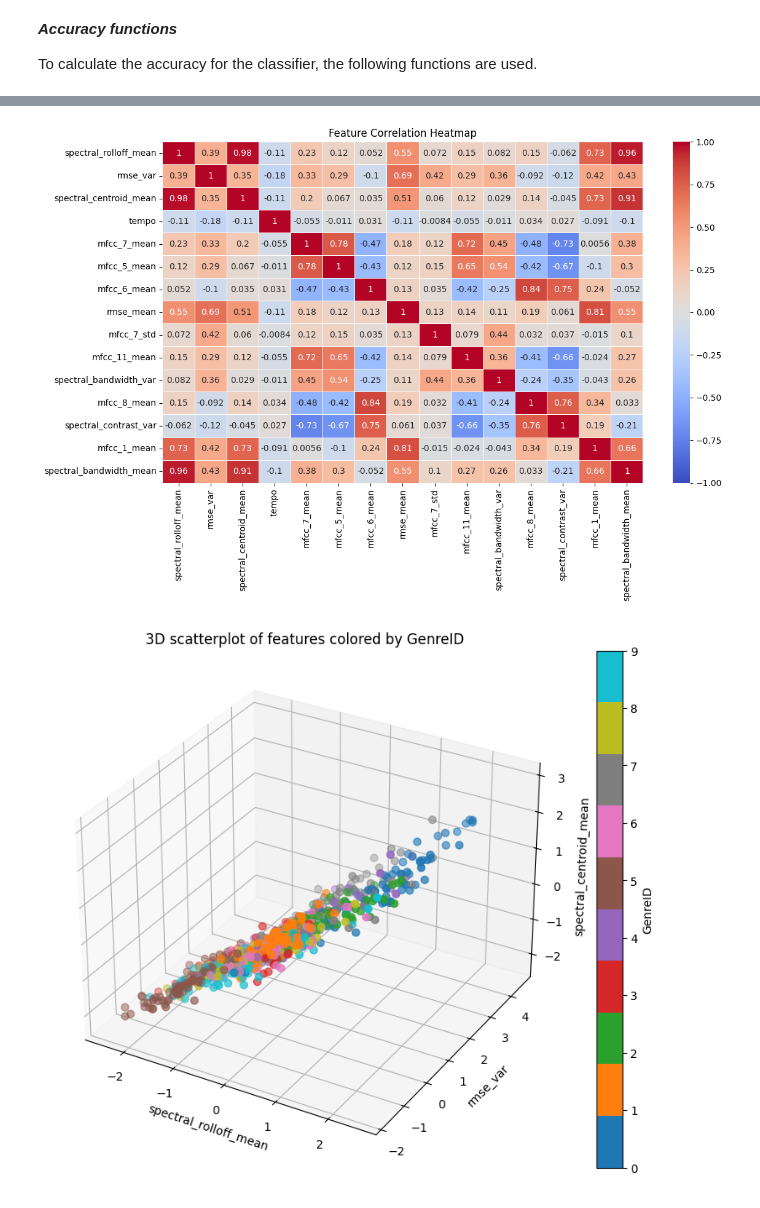
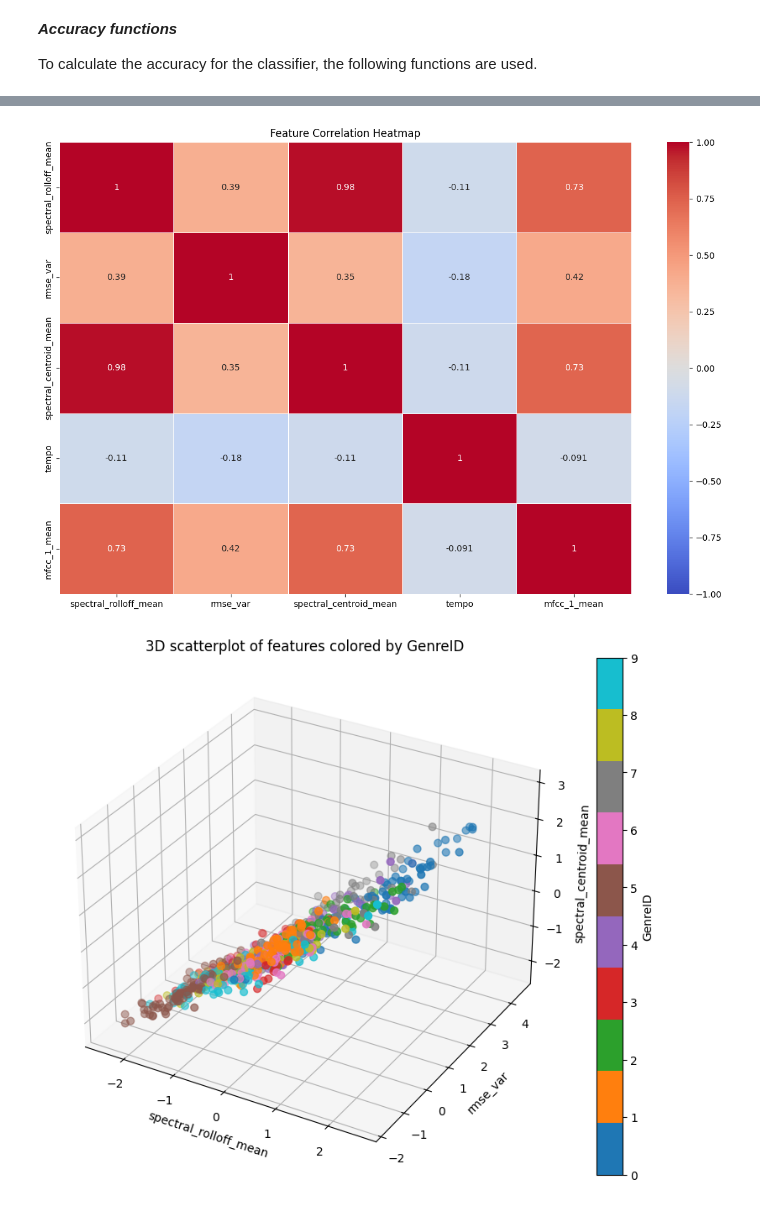
Before and after one commit to atlesund32/TTT4275, a Jupyter notebook: kNN_tasks.ipynb, the cells around one changed output, grey strips where cells are left out. Drawn from its saved outputs; the diff is of its cells as text; code cells hidden in the pictures.

```diff
--- a/kNN_tasks.ipynb
+++ b/kNN_tasks.ipynb
@@ -26,19 +26,18 @@ test = data[data['Type'] == 'Test']
 all_features = [col for col in data.columns if col not in ['Track ID','TrackID', 'File', 'GenreID', 'Genre', 'Type']]
 
 #Choose which task (1, 3 or 4) that you wish to complete by setting the "task" to the appropriate value
-task = 4
+task = 3
 
 if task == 1:
     features = ['spectral_rolloff_mean', 'mfcc_1_mean', 'spectral_centroid_mean','tempo']
 elif task == 3:
-    features = ['spectral_rolloff_mean', 'rmse_var', 'spectral_centroid_mean','tempo']
+    features = ['spectral_rolloff_mean', 'rmse_var', 'spectral_centroid_mean','tempo','mfcc_1_mean']
 elif task == 4:
     features = ['spectral_rolloff_mean','rmse_var', 'spectral_centroid_mean','tempo', 'mfcc_7_mean','mfcc_5_mean','mfcc_6_mean', 'rmse_mean',
             'mfcc_7_std','mfcc_11_mean','spectral_bandwidth_var','mfcc_8_mean',
             'spectral_contrast_var','mfcc_1_mean','spectral_bandwidth_mean'] #Best k-NN result: 71.71%
 
 targets = ['Genre']
-print(len(features))
 # feature data
 X_train = train[features]
 
@@ -46,6 +45,7 @@ X_train = train[features]
 y_train = train[targets]
 X_test, y_test = test[features], test[targets]
 y_test = y_test.values.flatten()
+
 def scale_data(X_train, X_test):
     X_train_np = X_train.to_numpy()
     X_test_np = X_test.to_numpy()
@@ -181,59 +181,50 @@ Functions for creating a correlation matrix and plotting of heat-map. I used pan
 # %%
 
-# def sample_mean(data):
-#     my = 0
-#     for i in range(len(data)):
-#         my += data[i]
-#     return my/len(data)
+def sample_mean(data):
+    my = 0
+    for i in range(len(data)):
+        my += data[i]
+    return my/len(data)
 
-# def cov(x_data, y_data):
-#     cov = 0
-#     x_mean = sample_mean(x_data)
-#     y_mean = sample_mean(y_data)
+def cov(x_data, y_data):
+    cov = 0
+    x_mean = sample_mean(x_data)
+    y_mean = sample_mean(y_data)
+    for i in range(len(x_data)):
+        cov += (x_data[i]-x_mean)*(y_data[i]-y_mean)
+    return cov
 
 
 
-#     for i in range(len(x_data)):
-#         cov += (x_data[i]-x_mean)*(y_data[i]-y_mean)
-#     return cov
+def pearson_correlation(x_data, y_data):
+    sigX = 0
+    sigY = 0
+    x_data_mean = sample_mean(x_data)
+    y_data_mean = sample_mean(y_data)
+
+    for i in range(len(x_data)):
+        sigX += (x_data[i] - x_data_mean)**2
+        sigY += (y_data[i] - y_data_mean)**2
+
+    return cov(x_data, y_data)/math.sqrt(sigX*sigY)
 
 
-
-# def pearson_correlation(x_data, y_data):
-#     sigX = 0
-#     sigY = 0
-#     x_data_mean = sample_mean(x_data)
-#     y_data_mean = sample_mean(y_data)
-
-#     for i in range(len(x_data)):
-#         sigX += (x_data[i] - x_data_mean)**2
-#         sigY += (y_data[i] - y_data_mean)**2
-
-#     return cov(x_data, y_data)/math.sqrt(sigX*sigY)
-
-
-# def get_feature_correlation_matrix(features, train_data):
-#     corr_matrix = []
-#     for i in range(len(features)):
-#         row = []
-#         f_i = train_data[features[i]]
-#         for j in range(len(features)):
-#             f_j = train_data[features[j]]
-#             row.append(pearson_correlation(f_i,f_j))
-#         corr_matrix.append(row)
-#     return corr_matrix
-
 def get_feature_correlation_matrix(features, train_data):
-    corr_matrix = train_data[features].corr()  # Use pandas .corr() for efficient computation
+    corr_matrix = []
+    for i in range(len(features)):
+        row = []
+        f_i = train_data[features[i]]
+        for j in range(len(features)):
+            f_j = train_data[features[j]]
+            row.append(pearson_correlation(f_i,f_j))
+        corr_matrix.append(row)
     return corr_matrix
-
 
 
 genre_id = train["GenreID"]
 corr_matrix = get_feature_correlation_matrix(features, train)
 
 
-# Create a heatmap to visualize the correlation matrix
 plt.figure(figsize=(12, 8))  # Adjust the size of the plot for better readability
 sns.heatmap(corr_matrix, annot=True, cmap='coolwarm', vmin=-1, vmax=1, linewidths=0.5)
 
@@ -244,46 +235,42 @@ plt.show()
 fig = plt.figure(figsize=(10,8))
 ax = fig.add_subplot(111, projection='3d')
 
-# Scatter med farge basert på GenreID
 scatter = ax.scatter(X_train_scaled[:,0], X_train_scaled[:,1], X_train_scaled[:,2], c=train['GenreID'], cmap='tab10', s=40)
 
-# Aksetitler
 ax.set_xlabel(features[0])
 ax.set_ylabel(features[1])
 ax.set_zlabel(features[2])
 ax.set_title('3D scatterplot of features colored by GenreID')
 
-# Legg til fargebar
 fig.colorbar(scatter, ax=ax, label='GenreID')
 
 plt.show()
 
 
 
 fig = go.Figure(data=[go.Scatter3d(
     x=X_train_scaled[:, 0],
     y=X_train_scaled[:, 1],
     z=X_train_scaled[:, 2],
     mode='markers',
     marker=dict(
         size=5,
-        color=train['GenreID'],  # Farge basert på GenreID
-        colorscale='Viridis',  # Fargeskala
+        color=train['GenreID'],
+        colorscale='Viridis',
         opacity=0.8,
-        colorbar=dict(title = 'GenreID')  # Legg til fargebar
+        colorbar=dict(title = 'GenreID')
     )
 )])
 
-# Aksetitler
 fig.update_layout(
     scene=dict(
         xaxis_title=features[0],
         yaxis_title=features[1],
         zaxis_title=features[2]
     ),
     title='3D Scatterplot (Standardized Features) colored by GenreID'
 )
 fig.show()
 # %% [output]
-[figure, old version]
+[figure, new version]
 [figure]
```
Also changed, not shown: parts of 7 cells of this notebook.
